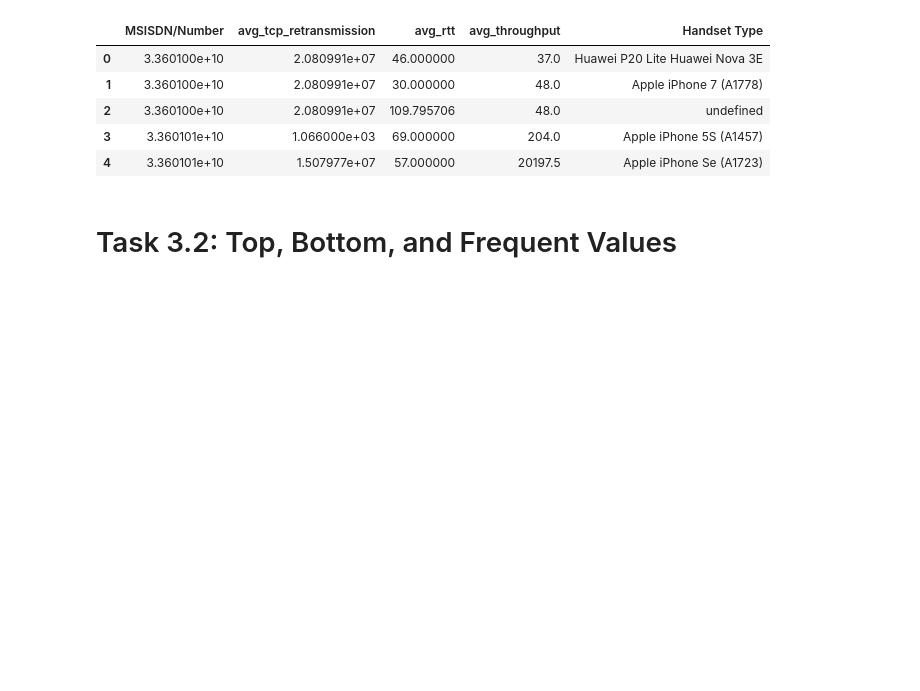
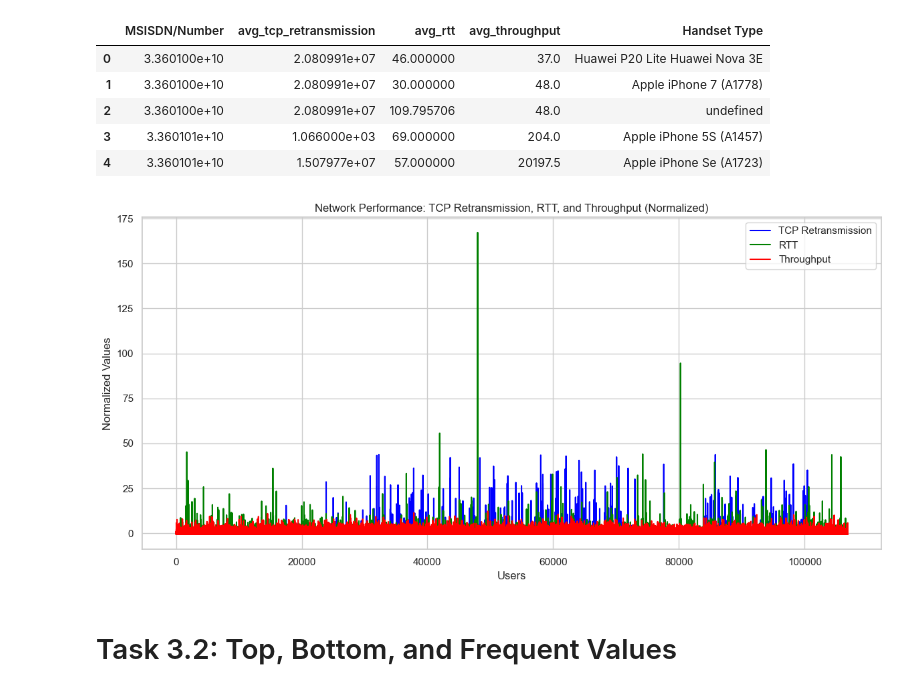
Before and after one commit to habteyesasfaw/TellCo-Telecom-User-Analytics, a Jupyter notebook: notebooks/Telecom_User_Experience_Analytics.ipynb, the cells around one changed output. Cells and saved outputs as stored; diff of their text form; code cells hidden in the pictures; blank space fills up the shorter version.

```diff
--- a/notebooks/Telecom_User_Experience_Analytics.ipynb
+++ b/notebooks/Telecom_User_Experience_Analytics.ipynb
@@ -66,6 +66,40 @@ df_aggregated.head()
 | 2 | 3.360100e+10 | 2.080991e+07 | 109.795706 | 48.0 | undefined |
 | 3 | 3.360101e+10 | 1.066000e+03 | 69.000000 | 204.0 | Apple iPhone 5S (A1457) |
 | 4 | 3.360101e+10 | 1.507977e+07 | 57.000000 | 20197.5 | Apple iPhone Se (A1723) |
+# %%
+# Set the style for the plot
+sns.set(style="whitegrid")
+
+# Normalize the data to bring them to a similar scale (optional)
+df_aggregated['norm_tcp_retransmission'] = (df_aggregated['avg_tcp_retransmission'] - df_aggregated['avg_tcp_retransmission'].mean()) / df_aggregated['avg_tcp_retransmission'].std()
+df_aggregated['norm_rtt'] = (df_aggregated['avg_rtt'] - df_aggregated['avg_rtt'].mean()) / df_aggregated['avg_rtt'].std()
+df_aggregated['norm_throughput'] = (df_aggregated['avg_throughput'] - df_aggregated['avg_throughput'].mean()) / df_aggregated['avg_throughput'].std()
+
+# Create the plot
+plt.figure(figsize=(12, 6))
+
+# Plot normalized TCP retransmission
+sns.lineplot(data=df_aggregated['norm_tcp_retransmission'], label='TCP Retransmission', color='blue')
+
+# Plot normalized RTT
+sns.lineplot(data=df_aggregated['norm_rtt'], label='RTT', color='green')
+
+# Plot normalized Throughput
+sns.lineplot(data=df_aggregated['norm_throughput'], label='Throughput', color='red')
+
+# Set plot title and labels
+plt.title('Network Performance: TCP Retransmission, RTT, and Throughput (Normalized)')
+plt.xlabel('Users')
+plt.ylabel('Normalized Values')
+
+# Add legend
+plt.legend()
+
+# Show the plot
+plt.tight_layout()
+plt.show()
+# %% [output]
+[figure, added]
 # %% [markdown]
 # Task 3.2: Top, Bottom, and Frequent Values
 # %%
```
Also changed, not shown: 6 other files.
